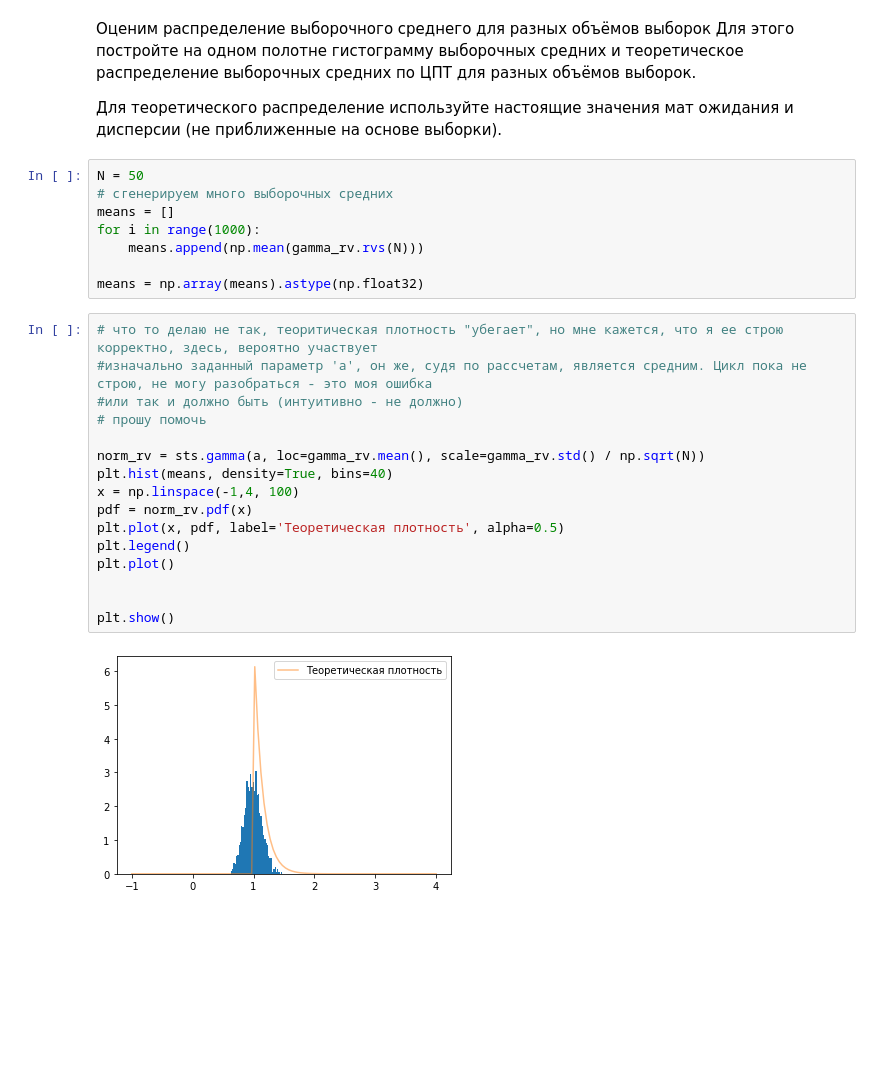
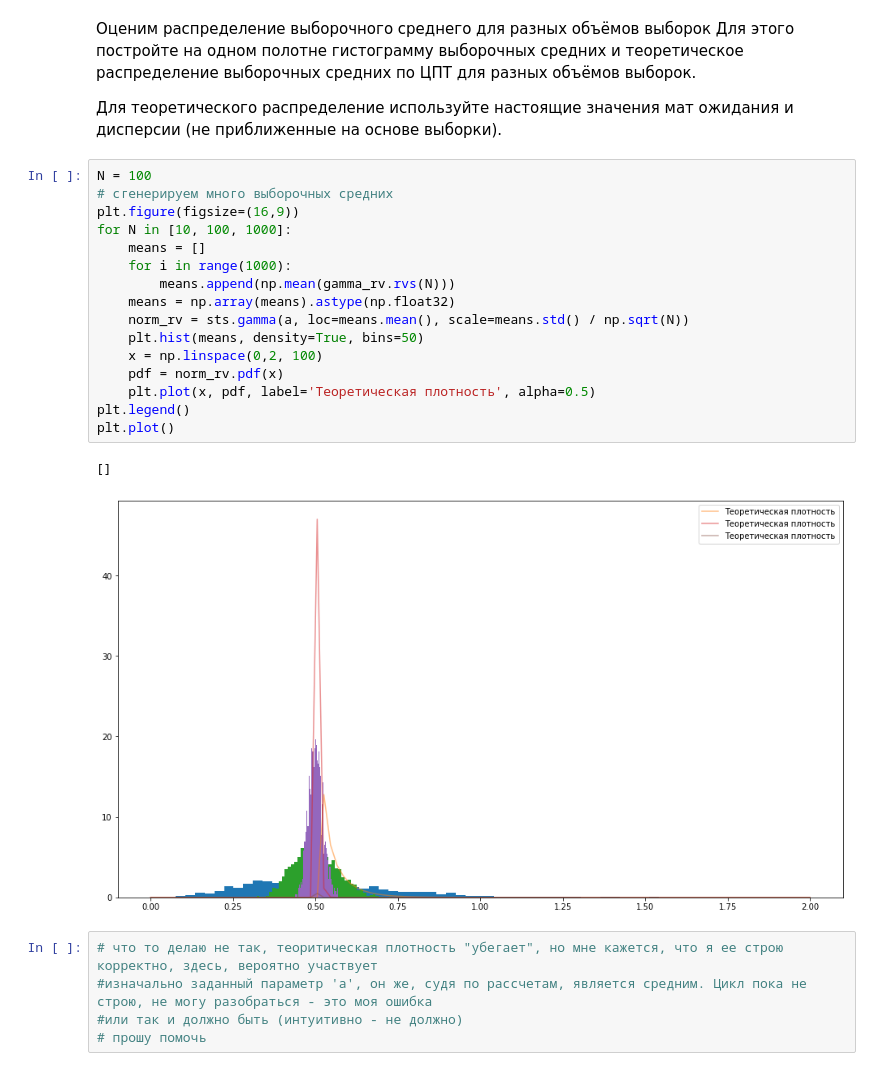
Before and after one commit to Andrewekb/study_for_github, a Jupyter notebook: Stat/Задание_2_первая часть.ipynb, the cells around one changed output. Saved outputs shown, nothing was run; the diff lists cells and outputs as text; blank space fills up the shorter version.

```diff
--- a/Stat/Задание_2_первая часть.ipynb
+++ b/Stat/Задание_2_первая часть.ipynb
@@ -39,28 +40,26 @@ print(sample_var)
 
 Для теоретического распределение используйте настоящие значения мат ожидания и дисперсии (не приближенные на основе выборки).
 # %%
-N = 50
+N = 100
 # сгенерируем много выборочных средних
-means = []
-for i in range(1000):
-    means.append(np.mean(gamma_rv.rvs(N)))
-
-means = np.array(means).astype(np.float32)
+plt.figure(figsize=(16,9))
+for N in [10, 100, 1000]:
+    means = []
+    for i in range(1000):
+        means.append(np.mean(gamma_rv.rvs(N)))
+    means = np.array(means).astype(np.float32)
+    norm_rv = sts.gamma(a, loc=means.mean(), scale=means.std() / np.sqrt(N))
+    plt.hist(means, density=True, bins=50)
+    x = np.linspace(0,2, 100)
+    pdf = norm_rv.pdf(x)
+    plt.plot(x, pdf, label='Теоретическая плотность', alpha=0.5)
+plt.legend()
+plt.plot()
+# %% [output]
+[]
+[figure, added]
 # %%
 # что то делаю не так, теоритическая плотность "убегает", но мне кажется, что я ее строю корректно, здесь, вероятно участвует
 #изначально заданный параметр 'a', он же, судя по рассчетам, является средним. Цикл пока не строю, не могу разобраться - это моя ошибка
 #или так и должно быть (интуитивно - не должно)
 # прошу помочь
-
-norm_rv = sts.gamma(a, loc=gamma_rv.mean(), scale=gamma_rv.std() / np.sqrt(N))
-plt.hist(means, density=True, bins=40)
-x = np.linspace(-1,4, 100)
-pdf = norm_rv.pdf(x)
-plt.plot(x, pdf, label='Теоретическая плотность', alpha=0.5)
-plt.legend()
-plt.plot()
-
-
-plt.show()
-# %% [output]
-[figure, removed]
```
Also changed, not shown: parts of 3 cells of this notebook, 2 other files.
